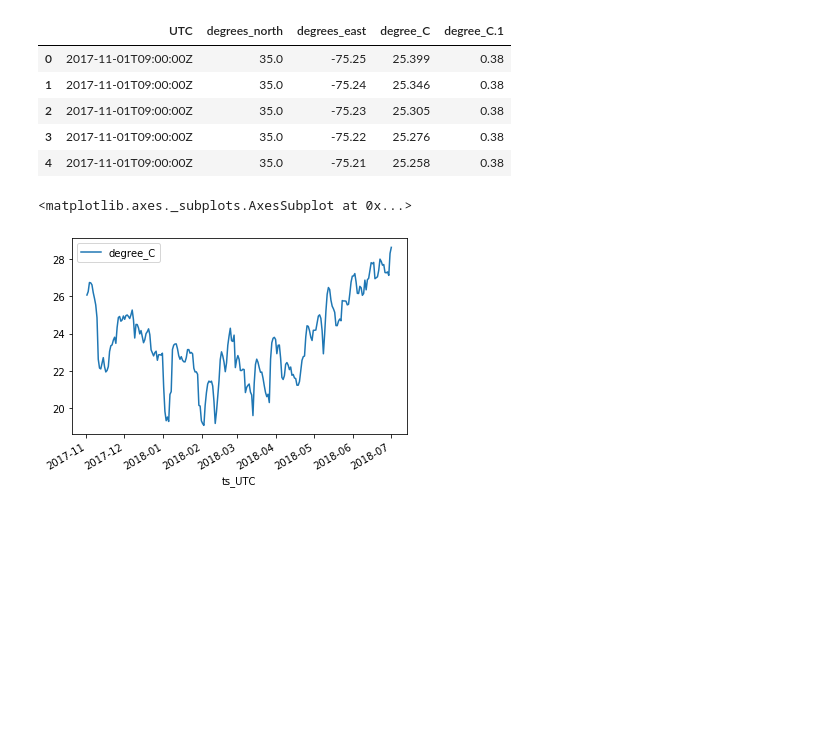
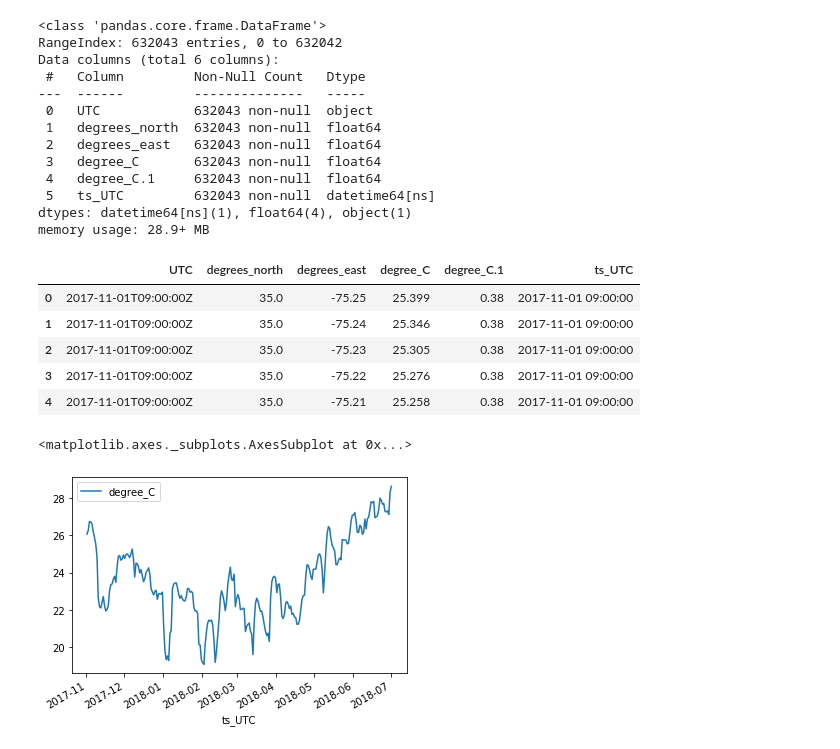
Before and after one commit to sblockhartzzero/SampleCode, a Jupyter notebook: Bioacoustics/whistles_and_sst_ADEON.ipynb, the cells around one changed output. Drawn from its saved outputs; the diff is of its cells as text; code cells hidden in the pictures; blank space fills up the shorter version.

```diff
--- a/Bioacoustics/whistles_and_sst_ADEON.ipynb
+++ b/Bioacoustics/whistles_and_sst_ADEON.ipynb
@@ -16,18 +18,35 @@ from datetime import datetime
 # %%
 # Load SST csv file into pandas dataframe
 df_sst = pd.read_csv('jplMURSST41_6956_80b0_6cc6.csv', header=1)
-df_sst.head()
+#df_sst.head()
-# %% [output]
-|  | UTC | degrees_north | degrees_east | degree_C | degree_C.1 |
-| 0 | 2017-11-01T09:00:00Z | 35.0 | -75.25 | 25.399 | 0.38 |
-| 1 | 2017-11-01T09:00:00Z | 35.0 | -75.24 | 25.346 | 0.38 |
-| 2 | 2017-11-01T09:00:00Z | 35.0 | -75.23 | 25.305 | 0.38 |
-| 3 | 2017-11-01T09:00:00Z | 35.0 | -75.22 | 25.276 | 0.38 |
-| 4 | 2017-11-01T09:00:00Z | 35.0 | -75.21 | 25.258 | 0.38 |
 # %%
 # Convert to datetime like
 # df['Time stamp'] = pd.to_datetime(df['Time stamp'], format= '%d/%m/%Y')
 df_sst['ts_UTC'] = pd.to_datetime(df_sst['UTC'], format='%Y-%m-%dT%H:%M:%SZ')
+# %%
+# Check datatypes
+df_sst.info()
+df_sst.head()
+# %% [output]
+<class 'pandas.core.frame.DataFrame'>
+RangeIndex: 632043 entries, 0 to 632042
+Data columns (total 6 columns):
+ #   Column         Non-Null Count   Dtype
+---  ------         --------------   -----
+ 0   UTC            632043 non-null  object
+ 1   degrees_north  632043 non-null  float64
+ 2   degrees_east   632043 non-null  float64
+ 3   degree_C       632043 non-null  float64
+ 4   degree_C.1     632043 non-null  float64
+ 5   ts_UTC         632043 non-null  datetime64[ns]
+dtypes: datetime64[ns](1), float64(4), object(1)
+memory usage: 28.9+ MB
+|  | UTC | degrees_north | degrees_east | degree_C | degree_C.1 | ts_UTC |
+| 0 | 2017-11-01T09:00:00Z | 35.0 | -75.25 | 25.399 | 0.38 | 2017-11-01 09:00:00 |
+| 1 | 2017-11-01T09:00:00Z | 35.0 | -75.24 | 25.346 | 0.38 | 2017-11-01 09:00:00 |
+| 2 | 2017-11-01T09:00:00Z | 35.0 | -75.23 | 25.305 | 0.38 | 2017-11-01 09:00:00 |
+| 3 | 2017-11-01T09:00:00Z | 35.0 | -75.22 | 25.276 | 0.38 | 2017-11-01 09:00:00 |
+| 4 | 2017-11-01T09:00:00Z | 35.0 | -75.21 | 25.258 | 0.38 | 2017-11-01 09:00:00 |
 # %%
 # Get the SST directly over the mooring
 df_sst_over_mooring = df_sst.query("degrees_north==35.2 & degrees_east==-75.0")
```
Also changed, not shown: parts of 7 cells of this notebook.
